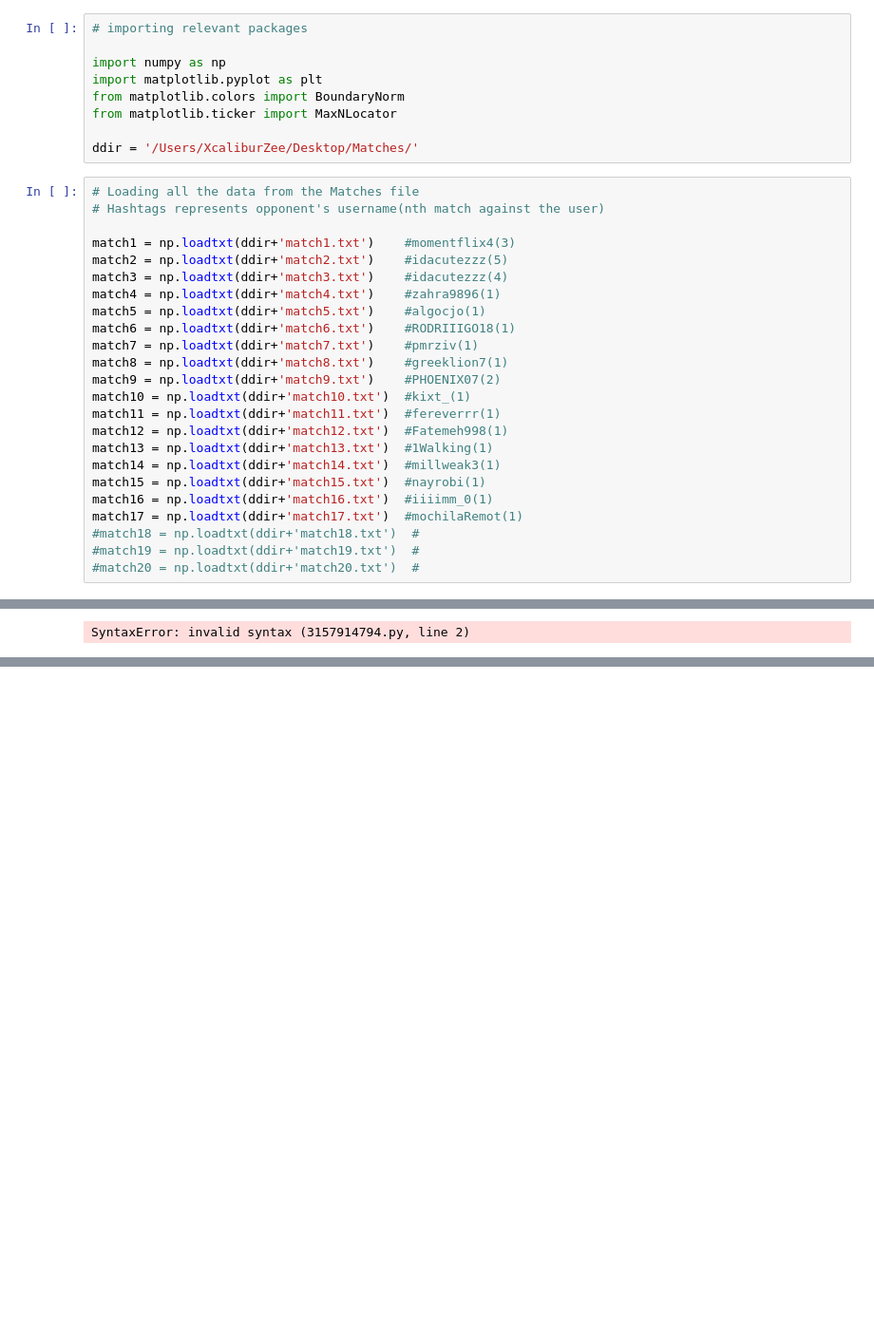
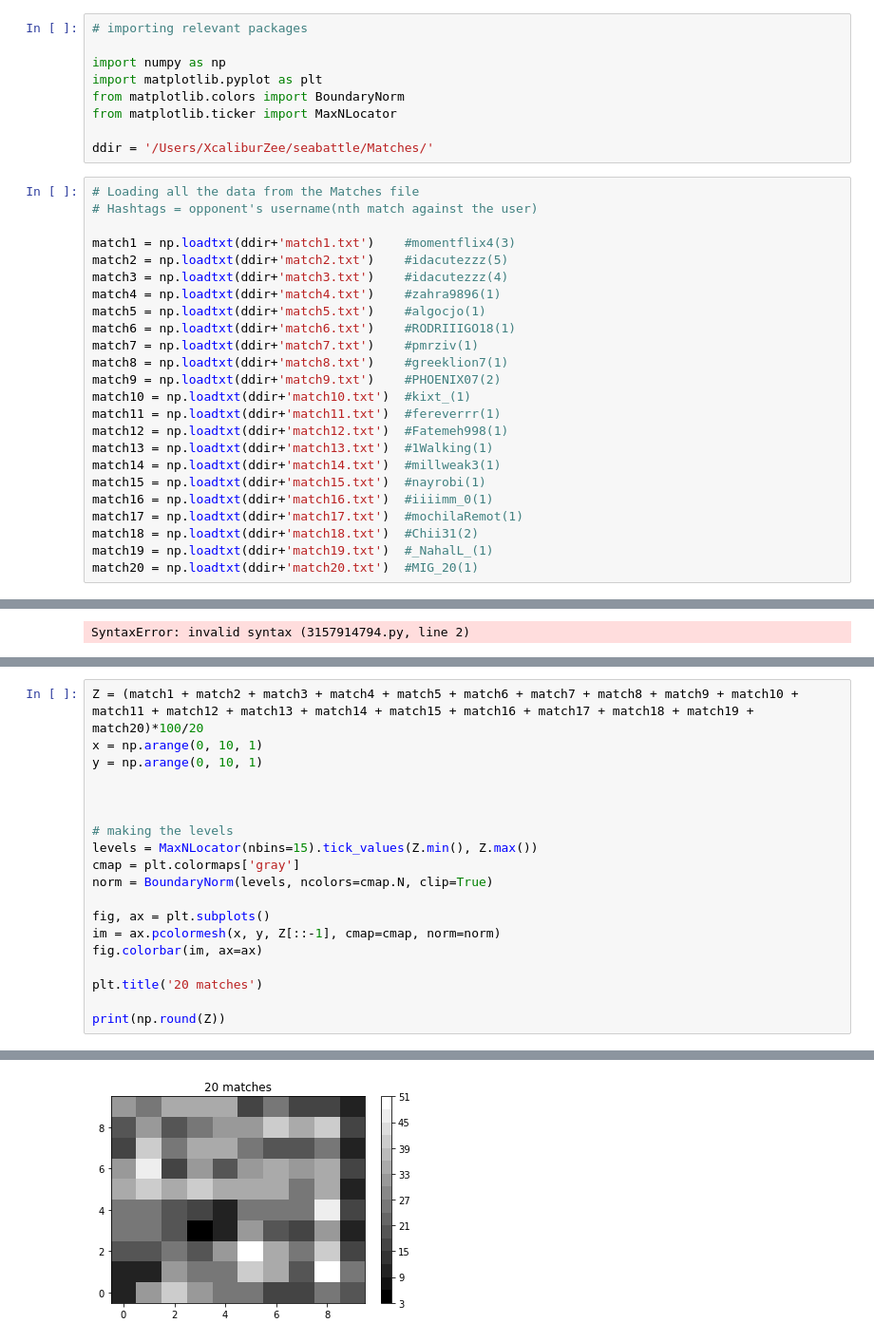
Before and after one commit to amirulbadri00/seabattle, a Jupyter notebook: Sea Battle Statistical Test.ipynb, the cells around one changed output, grey strips where cells are left out. Shown at 95% size. Saved outputs shown, nothing was run; the diff lists cells and outputs as text; blank space fills up the shorter version.

```diff
--- a/Sea Battle Statistical Test.ipynb
+++ b/Sea Battle Statistical Test.ipynb
@@ -14,10 +14,10 @@ import matplotlib.pyplot as plt
 from matplotlib.colors import BoundaryNorm
 from matplotlib.ticker import MaxNLocator
 
-ddir = '/Users/XcaliburZee/Desktop/Matches/'
+ddir = '/Users/XcaliburZee/seabattle/Matches/'
 # %%
 # Loading all the data from the Matches file
-# Hashtags represents opponent's username(nth match against the user)
+# Hashtags = opponent's username(nth match against the user)
 
 match1 = np.loadtxt(ddir+'match1.txt')    #momentflix4(3)
 match2 = np.loadtxt(ddir+'match2.txt')    #idacutezzz(5)
@@ -36,9 +36,9 @@ match14 = np.loadtxt(ddir+'match14.txt')  #millweak3(1)
 match15 = np.loadtxt(ddir+'match15.txt')  #nayrobi(1)
 match16 = np.loadtxt(ddir+'match16.txt')  #iiiimm_0(1)
 match17 = np.loadtxt(ddir+'match17.txt')  #mochilaRemot(1)
-#match18 = np.loadtxt(ddir+'match18.txt')  #
-#match19 = np.loadtxt(ddir+'match19.txt')  #
-#match20 = np.loadtxt(ddir+'match20.txt')  #
+match18 = np.loadtxt(ddir+'match18.txt')  #Chii31(2)
+match19 = np.loadtxt(ddir+'match19.txt')  #_NahalL_(1)
+match20 = np.loadtxt(ddir+'match20.txt')  #MIG_20(1)
 # %%
 match1
 # %% [output]
@@ -281,0 +282,20 @@ re write all the code in a neat manner
+# %%
+Z = (match1 + match2 + match3 + match4 + match5 + match6 + match7 + match8 + match9 + match10 + match11 + match12 + match13 + match14 + match15 + match16 + match17 + match18 + match19 + match20)*100/20
+x = np.arange(0, 10, 1)
+y = np.arange(0, 10, 1)
+
+
+
+# making the levels
+levels = MaxNLocator(nbins=15).tick_values(Z.min(), Z.max())
+cmap = plt.colormaps['gray']
+norm = BoundaryNorm(levels, ncolors=cmap.N, clip=True)
+
+fig, ax = plt.subplots()
+im = ax.pcolormesh(x, y, Z[::-1], cmap=cmap, norm=norm)
+fig.colorbar(im, ax=ax)
+
+plt.title('20 matches')
+
+print(np.round(Z))
+# %% [output]
@@ -281,0 +312 @@ re write all the code in a neat manner
+[figure, added]
```
Also changed, not shown: parts of 10 cells of this notebook, 5 other files.
